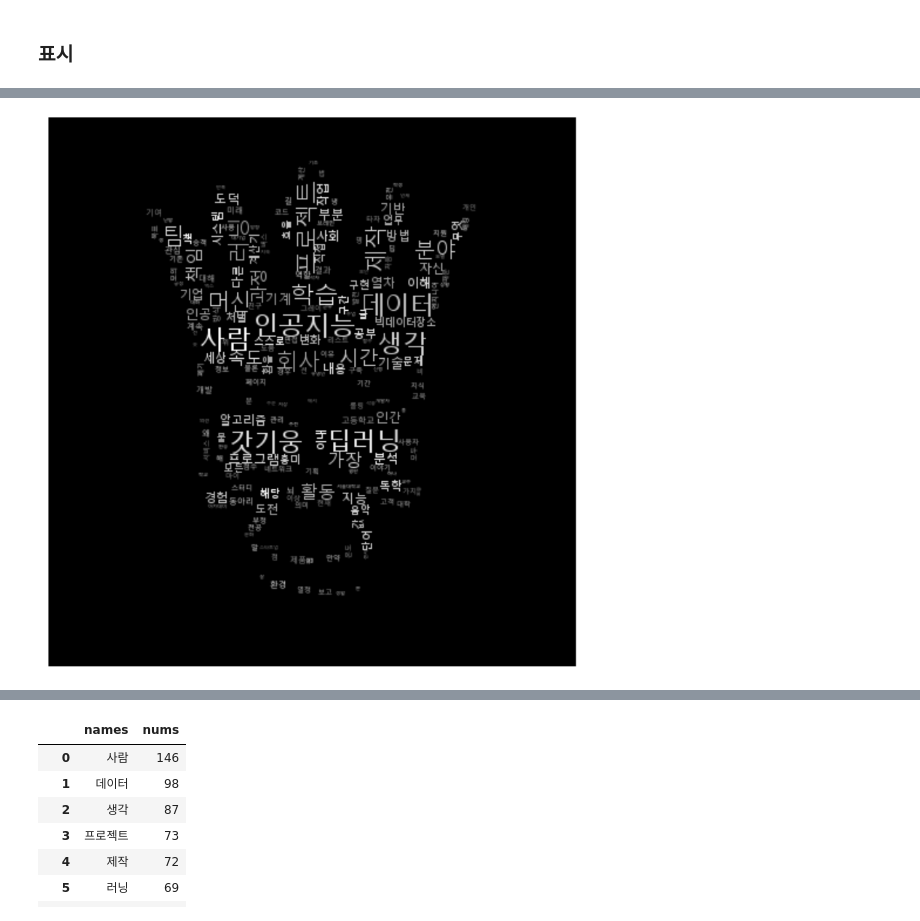
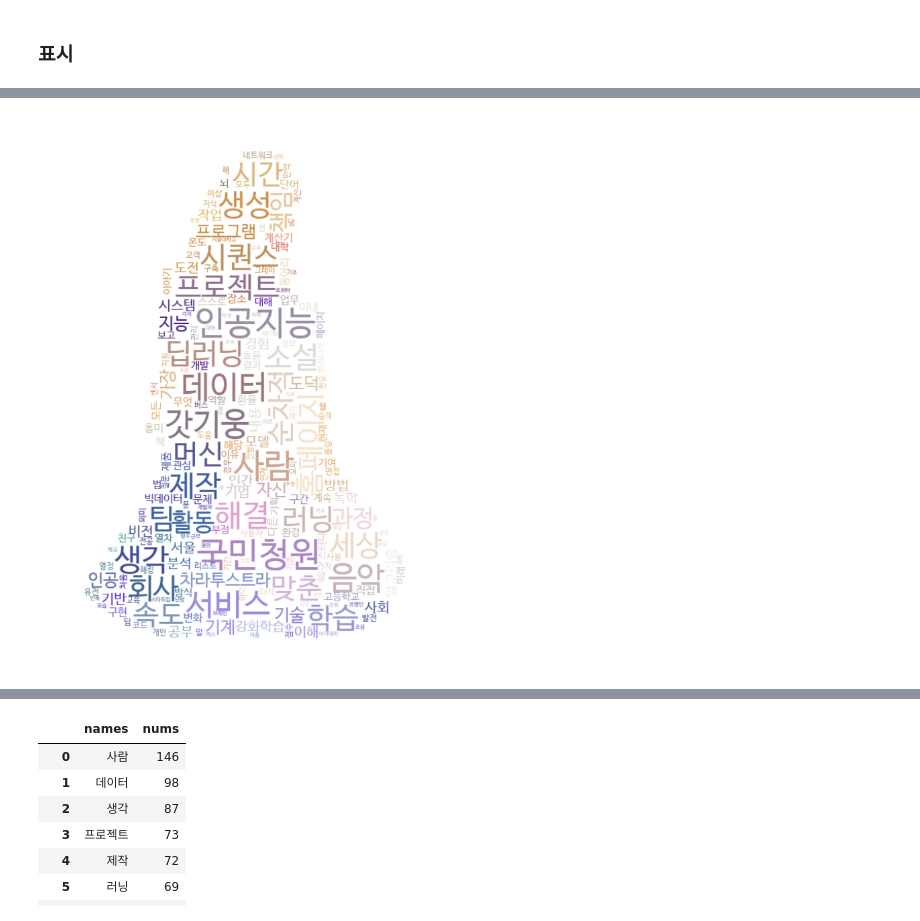
Before and after one commit to gyunggyung/Multipurpose_Word_Cloud, a Jupyter notebook: main.ipynb, the cells around one changed output, grey strips where cells are left out. Saved outputs shown, nothing was run; the diff lists cells and outputs as text; code cells hidden in the pictures.

```diff
--- a/main.ipynb
+++ b/main.ipynb
@@ -18,8 +18,11 @@ import platform
 ## 키워드 추출
 # %%
 def keyword_count(category):
-    ko_con_text = kolaw.open(category).read()
+    f = open(category, "r")
+
+    ko_con_text = f.read()
     tokens_ko = t.nouns(ko_con_text)
+    f.close()
 
     stop_words = ['대한', '여러','알', '곳', '더','또한','우리','통해','내', '나','사진','너','응','음' , '사진','알수없음','회원','월','일','년','오후','오전','로','한','와','의','중','가지','안','후','위해','정도','등', '자','를','직','제','저', '이','그','때','및','것이','합니다.','\\n',':','','거','수','그' ,"합","이","있는","있습니다.","것","및","하지만","때문에"]
     tokens_ko = [each_word for each_word in tokens_ko if each_word not in stop_words]
@@ -82,7 +84,7 @@ def make_cloud(tmp_data, back_image_n,state="no", font_n = "UnDinaru.ttf",backgr
     #폰트 지정
     if platform.system() == "Linux":
         #/usr/share/fonts/truetype/unfonts-core/UnDinaru.ttf
-        font_path_n = "/usr/share/fonts/truetype/unfonts-core/"+font_n
+        font_path_n = "/usr/share/fonts/truetype/nanum/NanumBarunGothic.ttf"
     elif platform.system() == "Windows":
         #c:/Windows/Fonts/malgun.ttf
         font_path_n = "c:/Windows/Fonts/"+font_n
@@ -136,0 +131,24 @@ tmp_data
+# %%
+tmp_data = {}
+tmp_data["갓기웅"]=100
+tmp_data["인공지능"]=150
+tmp_data["딥러닝"]=70
+tmp_data["생성"]=80
+tmp_data["데이터"]=110
+tmp_data["모델"]=40
+tmp_data["열차"]=20
+tmp_data["홈페이지"]=70
+tmp_data["국민청원"]=160
+tmp_data["서울"]=40
+tmp_data["차라투스트라"]=50
+tmp_data["음악"]=95
+tmp_data["강화학습"]=45
+tmp_data["순차적"]=55
+tmp_data["비전"]=35
+tmp_data["시퀀스"]=75
+tmp_data["맞춘"]=55
+tmp_data["세상"]=75
+tmp_data["소설"]=85
+tmp_data["해결"]=85
+tmp_data["서비스"]=100
+tmp_data
@@ -147,4 +282,4 @@ del(data["각"])
 # %%
-make_cloud(data,back_image_n="skeleton_king.jpg" ,state="grey", background_color_n='black', max_font_size_n = 50, font_n="malgun.ttf")
+make_cloud(data,back_image_n="alice2.png" ,state="img", max_font_size_n = 50)
 # %% [output]
-[figure, old version]
+[figure, new version]
```
Also changed, not shown: parts of 13 cells of this notebook, 6 other files.
